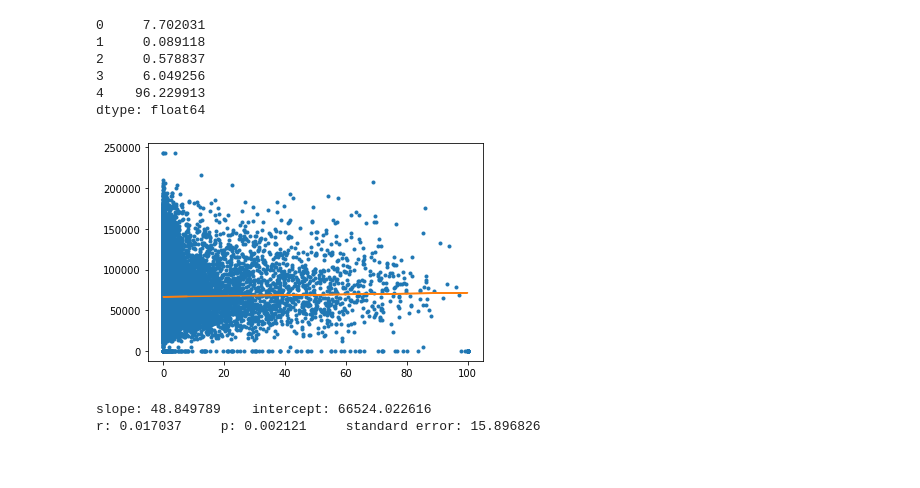
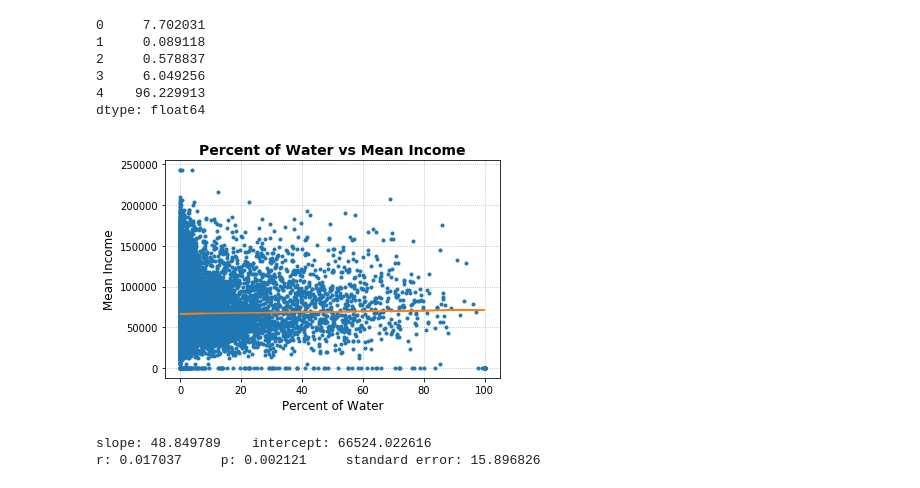
Before and after one commit to jauntydl/Aaron_April_Davis-Project, a Jupyter notebook: aaron_main.ipynb, the cells around one changed output. Drawn from its saved outputs; the diff is of its cells as text; code cells hidden in the pictures.

Commit message:
update of plots and added a plot for population

```diff
--- a/aaron_main.ipynb
+++ b/aaron_main.ipynb
@@ -45,16 +45,20 @@ dtype: float64
 # %%
 # Sample data
 x = percent_water
 y = mean
 
 # Fit with polyfit
 b, m = polyfit(x, y, 1)
 # Plot the scatterplot with the linear regression line
 plt.plot(x, y, '.')
 plt.plot(x, b + m * x, '-')
+plt.title('Percent of Water vs Mean Income',fontsize=14,fontweight='bold')
+plt.xlabel('Percent of Water',fontsize=12)
+plt.ylabel('Mean Income',fontsize=12)
+plt.grid(linestyle='dotted')
 plt.show()
 # %% [output]
-[figure, old version]
+[figure, new version]
 # %%
 # Calculate relevant statistical data
 slope, intercept, r_value, p_value, std_err = stats.linregress(x, y)
```
Also changed, not shown: parts of 7 cells of this notebook.
